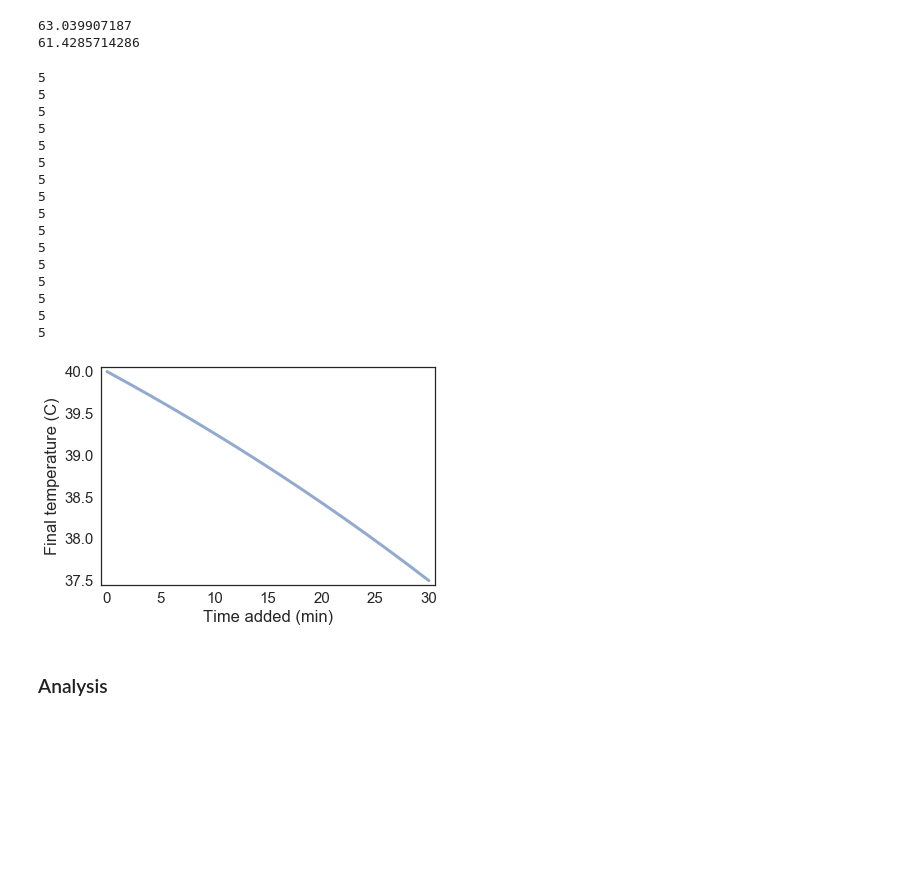
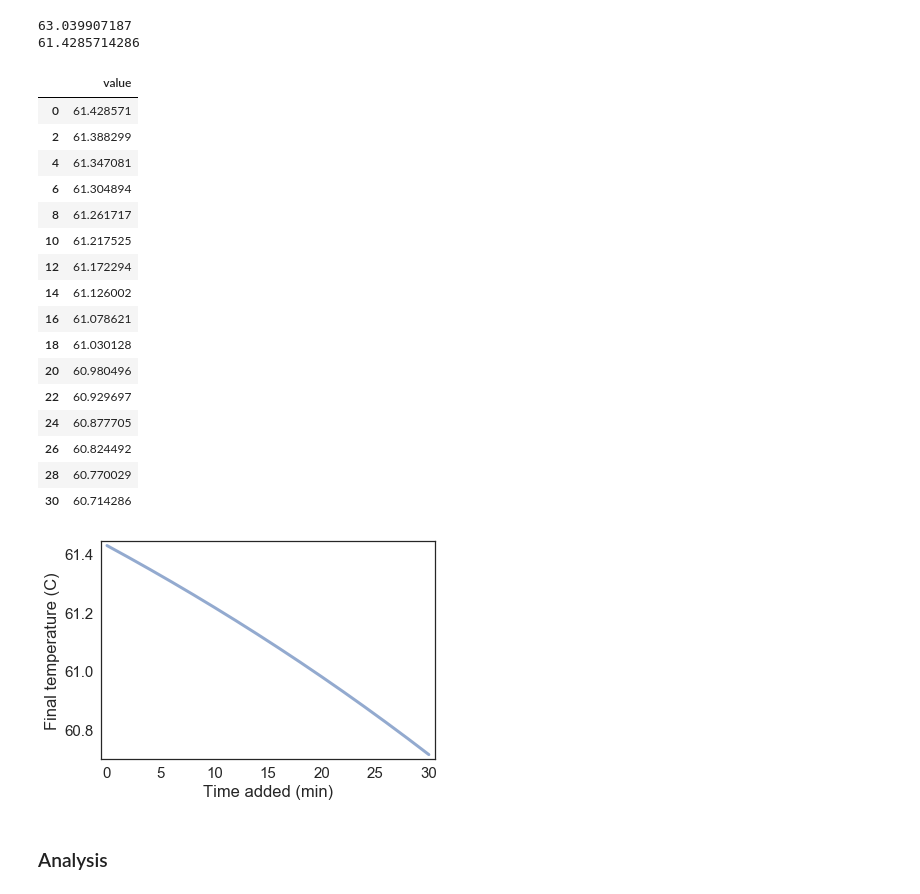
Before and after one commit to 867006905/ModSimPy, a Jupyter notebook: code/chap07mine.ipynb, the cells around one changed output. Drawn from its saved outputs; the diff is of its cells as text; code cells hidden in the pictures; blank space fills up the shorter version.

```diff
--- a/code/chap07mine.ipynb
+++ b/code/chap07mine.ipynb
@@ -524,43 +525,45 @@ print(final_temp(mixture_first))
 # %%
 def run_and_mix(add_time, t_total = 30):
     coffee = make_system(r = r_coffee, volume = 300, t_end = add_time)
     run_simulation(coffee, update)
 
-    milk = make_system_milk(r = r_milk, volume = 300, t_end = add_time)
-    print(final_temp(milk))
+    milk = make_system_milk(r = r_milk, volume = 50, t_end = add_time)
+    #print(final_temp(milk))
     mixture = mix(coffee, milk)
     mixture.t_end = t_total - add_time
     run_simulation(mixture, update)
 
     return final_temp(mixture)
 
 sweep = SweepSeries()
 for add_t in linrange(0, 30, 2):
     sweep[add_t] = run_and_mix(add_t, 30)
 
 newfig()
 plot(sweep)
 decorate(xlabel='Time added (min)',
          ylabel='Final temperature (C)',
          legend=False)
+sweep
 # %% [output]
-5
-5
-5
-5
-5
-5
-5
-5
-5
-5
-5
-5
-5
-5
-5
-5
+|  | value |
+| 0 | 61.428571 |
+| 2 | 61.388299 |
+| 4 | 61.347081 |
+| 6 | 61.304894 |
+| 8 | 61.261717 |
+| 10 | 61.217525 |
+| 12 | 61.172294 |
+| 14 | 61.126002 |
+| 16 | 61.078621 |
+| 18 | 61.030128 |
+| 20 | 60.980496 |
+| 22 | 60.929697 |
+| 24 | 60.877705 |
+| 26 | 60.824492 |
+| 28 | 60.770029 |
+| 30 | 60.714286 |
-[figure, old version]
+[figure, new version]
 # %% [markdown]
 ### Analysis
 # %% [markdown]
```
Also changed, not shown: parts of 3 cells of this notebook.
